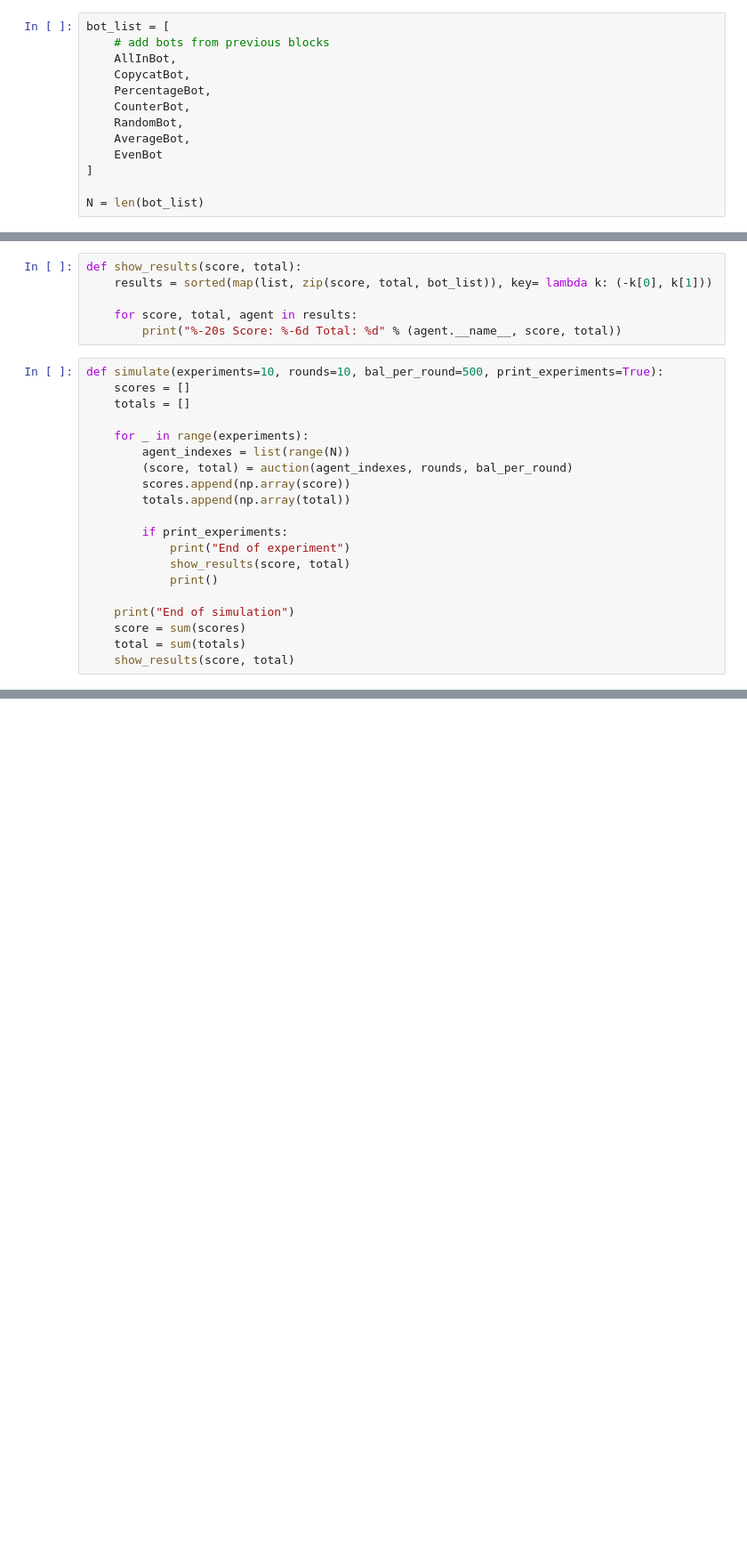
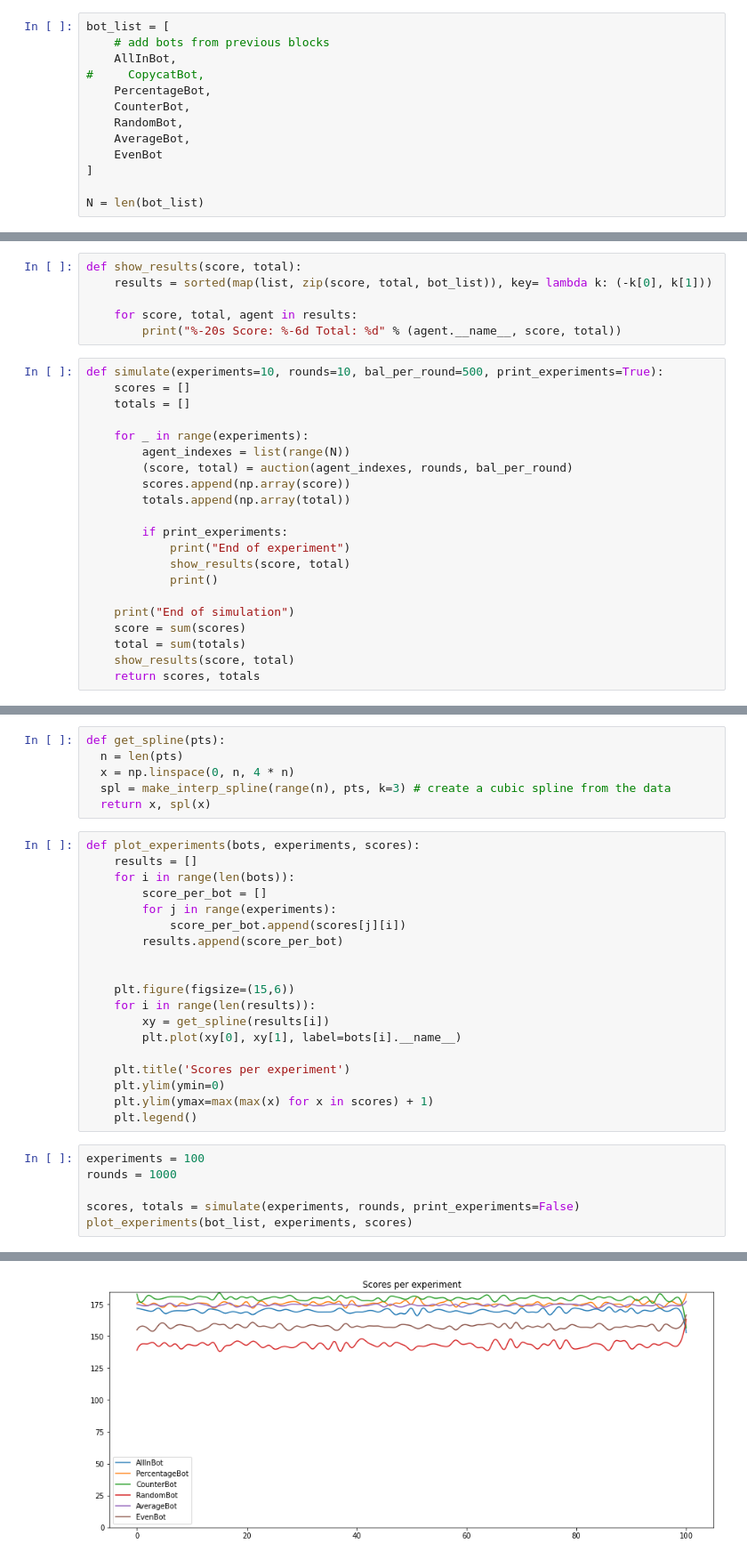
Before and after one commit to chriskrez/MultiagentSystems, a Jupyter notebook: agents.ipynb, the cells around one changed output, grey strips where cells are left out. Shown at 89% size. Cells and saved outputs as stored; diff of their text form; blank space fills up the shorter version.

Commit message:
Added plotting for scores per experiment

```diff
--- a/agents.ipynb
+++ b/agents.ipynb
@@ -108,7 +110,7 @@ class EvenBot(Bot):
 bot_list = [
     # add bots from previous blocks
     AllInBot,
-    CopycatBot,
+#     CopycatBot,
     PercentageBot,
     CounterBot,
     RandomBot,
@@ -217,3 +219,4 @@ def simulate(experiments=10, rounds=10, bal_per_round=500, print_experiments=Tru
     score = sum(scores)
     total = sum(totals)
     show_results(score, total)
+    return scores, totals
@@ -230,0 +223,32 @@ RandomBot            Score: 12454  Total: 47160069
+# %%
+def get_spline(pts):
+  n = len(pts)
+  x = np.linspace(0, n, 4 * n)
+  spl = make_interp_spline(range(n), pts, k=3) # create a cubic spline from the data
+  return x, spl(x)
+# %%
+def plot_experiments(bots, experiments, scores):
+    results = []
+    for i in range(len(bots)):
+        score_per_bot = []
+        for j in range(experiments):
+            score_per_bot.append(scores[j][i])
+        results.append(score_per_bot)
+
+
+    plt.figure(figsize=(15,6))
+    for i in range(len(results)):
+        xy = get_spline(results[i])
+        plt.plot(xy[0], xy[1], label=bots[i].__name__)
+
+    plt.title('Scores per experiment')
+    plt.ylim(ymin=0)
+    plt.ylim(ymax=max(max(x) for x in scores) + 1)
+    plt.legend()
+# %%
+experiments = 100
+rounds = 1000
+
+scores, totals = simulate(experiments, rounds, print_experiments=False)
+plot_experiments(bot_list, experiments, scores)
+# %% [output]
@@ -230,0 +262 @@ RandomBot            Score: 12454  Total: 47160069
+[figure, added]
```
Also changed, not shown: parts of 4 cells of this notebook.
